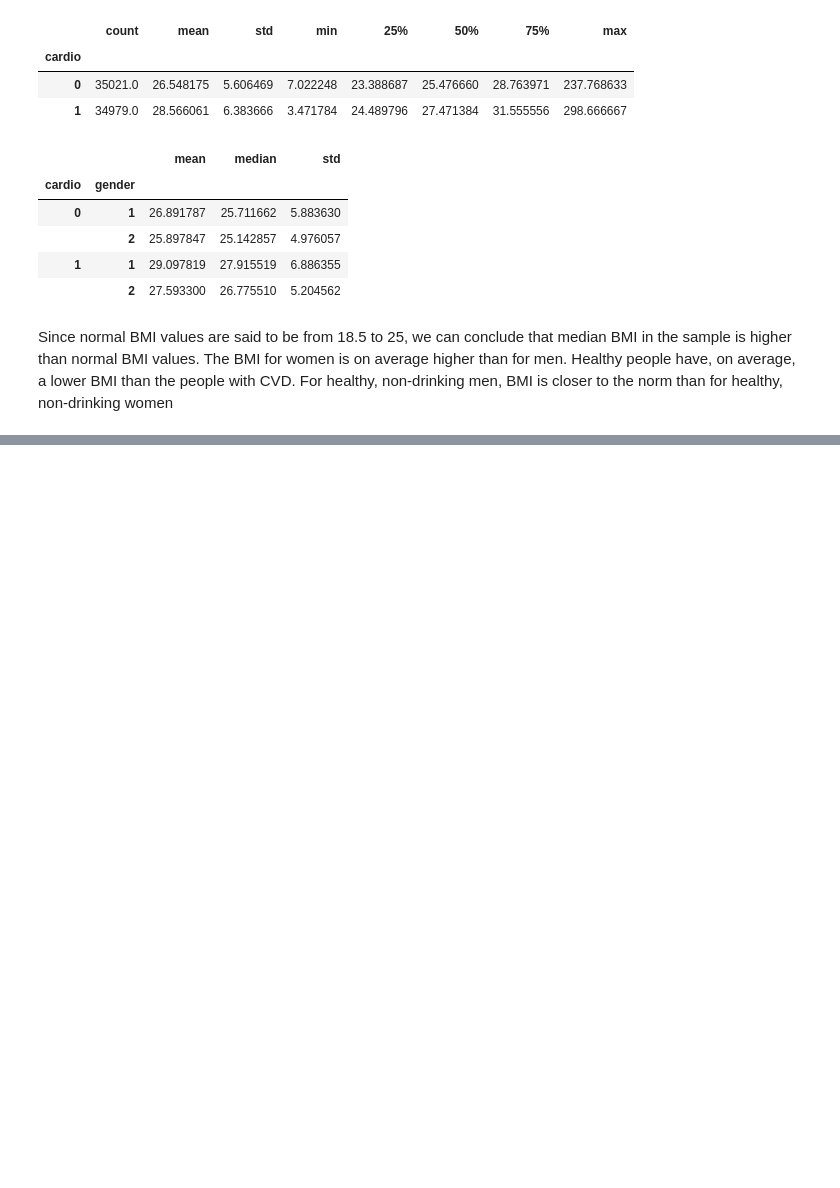
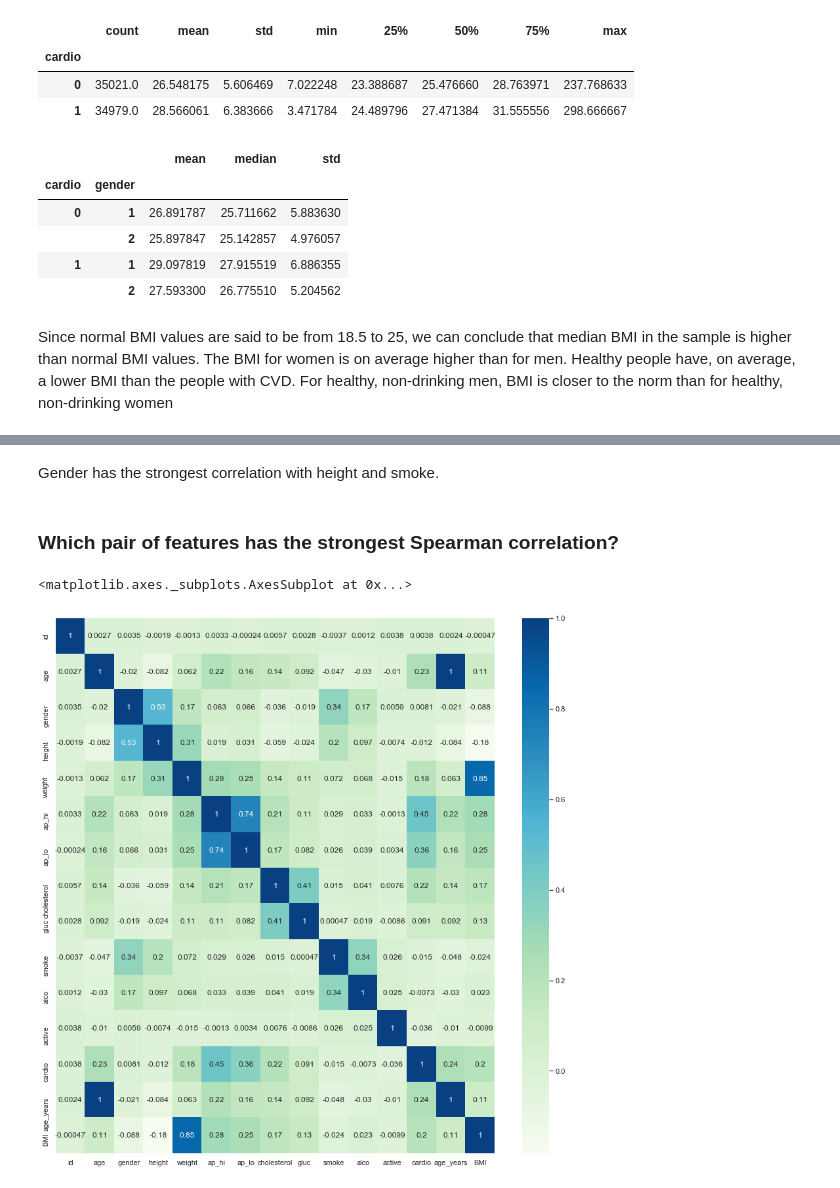
Before and after one commit to olkudrina/ods_ai-practice, a Jupyter notebook: VDA/Cardiovascular disease VDA.ipynb, the cells around one changed output, grey strips where cells are left out. Cells and saved outputs as stored; diff of their text form; code cells hidden in the pictures; blank space fills up the shorter version.

```diff
--- a/VDA/Cardiovascular disease VDA.ipynb
+++ b/VDA/Cardiovascular disease VDA.ipynb
@@ -241,0 +294,10 @@ For healthy, non-drinking men, BMI is closer to the norm than for healthy, non-d
+# %% [markdown]
+Gender has the strongest correlation with height and smoke.
+# %% [markdown]
+### Which pair of features has the strongest Spearman correlation?
+# %%
+plt.figure(figsize = (15, 15))
+sns.heatmap(df.corr(method = 'spearman'), annot = True, cmap = 'GnBu')
+# %% [output]
+<matplotlib.axes._subplots.AxesSubplot at 0x...>
+[figure, added]
```
Also changed, not shown: parts of 15 cells of this notebook.
